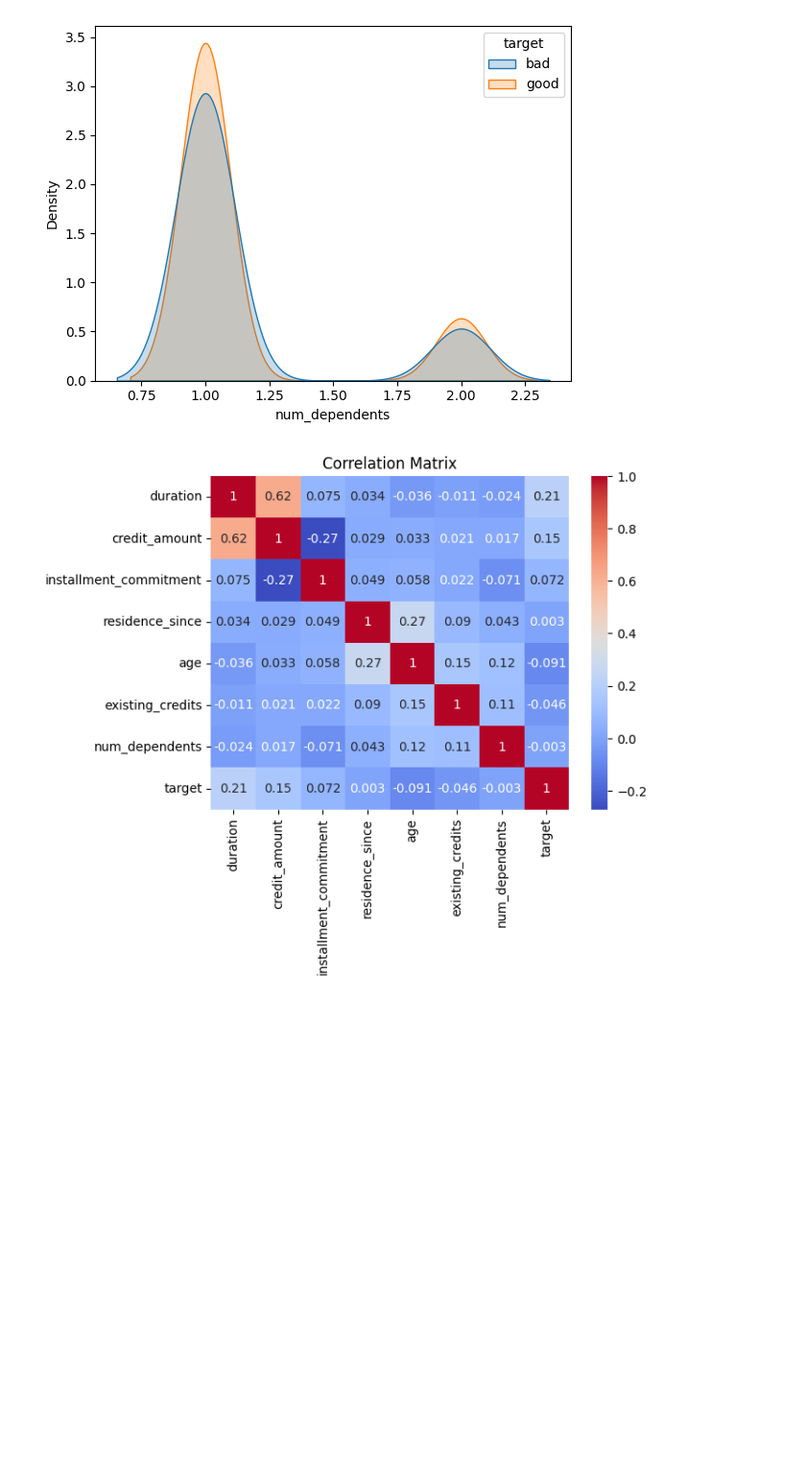
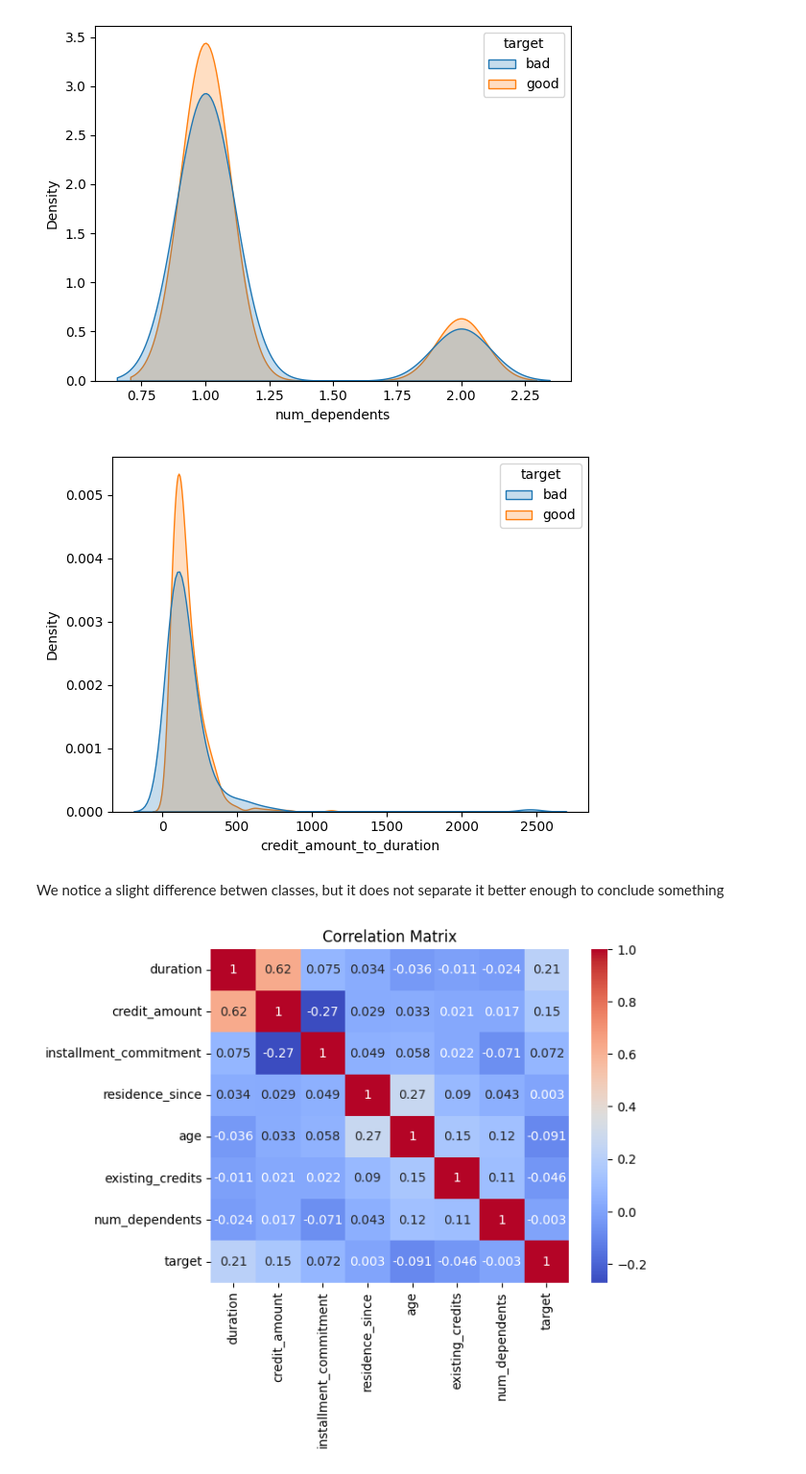
Before and after one commit to BechiixD/german-credit-risk, a Jupyter notebook: notebooks/01_eda.ipynb, the cells around one changed output. Shown at 96% size. Drawn from its saved outputs; the diff is of its cells as text; code cells hidden in the pictures; blank space fills up the shorter version.

```diff
--- a/notebooks/01_eda.ipynb
+++ b/notebooks/01_eda.ipynb
@@ -225,6 +240,18 @@ for col in num_cols:
 [figure]
 [figure]
 [figure]
+# %%
+# Experimenting with attribute combinations numerically
+
+df['credit_amount_to_duration'] = df['credit_amount'] / df['duration']
+df['credit_amount_to_duration'].describe()
+df['credit_amount_to_duration'].skew()
+sns.kdeplot(data=df, x='credit_amount_to_duration', hue='target', fill=True, common_norm=False)
+plt.show()
+# %% [output]
+[figure, added]
+# %% [markdown]
+We notice a slight difference betwen classes, but it does not separate it better enough to conclude something
 # %%
 corr_df = df.select_dtypes(['int64', 'float64']).copy()
 corr_df['target'] = (df['target'] == 'bad').astype('int64')
```
Also changed, not shown: parts of 9 cells of this notebook, 2 other files.
